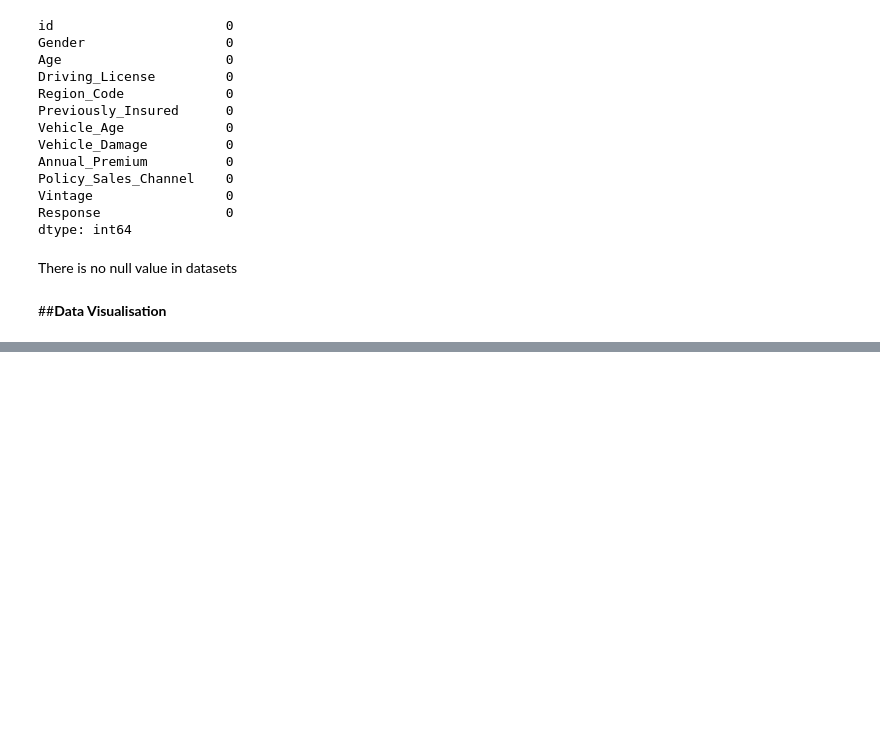
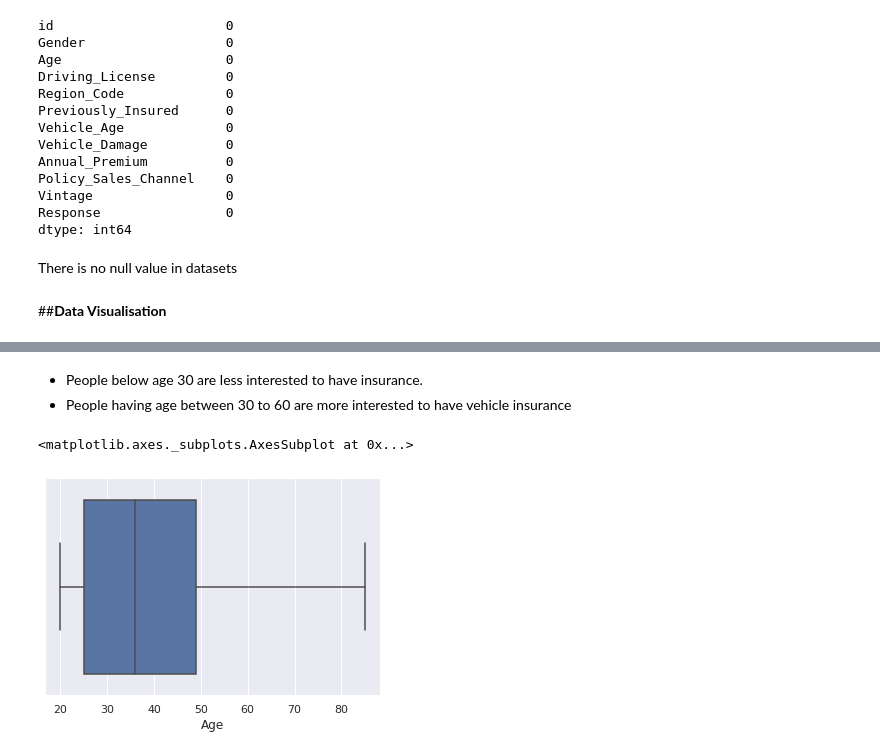
Before and after one commit to BiswajitPaul7/HEALTH-INSURANCE-CROSS-SELL-PREDICTION, a Jupyter notebook: HEALTH_INSURANCE_CROSS_SELL_PREDICTION_Solution.ipynb, the cells around one changed output, grey strips where cells are left out. Cells and saved outputs as stored; diff of their text form; code cells hidden in the pictures; blank space fills up the shorter version.

```diff
--- a/HEALTH_INSURANCE_CROSS_SELL_PREDICTION_Solution.ipynb
+++ b/HEALTH_INSURANCE_CROSS_SELL_PREDICTION_Solution.ipynb
@@ -141,0 +171,8 @@ There is no null value in datasets
+# %% [markdown]
+*   People below age 30 are less interested to have insurance.
+*   People having age between 30 to 60 are more interested to have vehicle insurance
+# %%
+sns.boxplot(df['Age'])
+# %% [output]
+<matplotlib.axes._subplots.AxesSubplot at 0x...>
+[figure, added]
```
Also changed, not shown: parts of 20 cells of this notebook.
